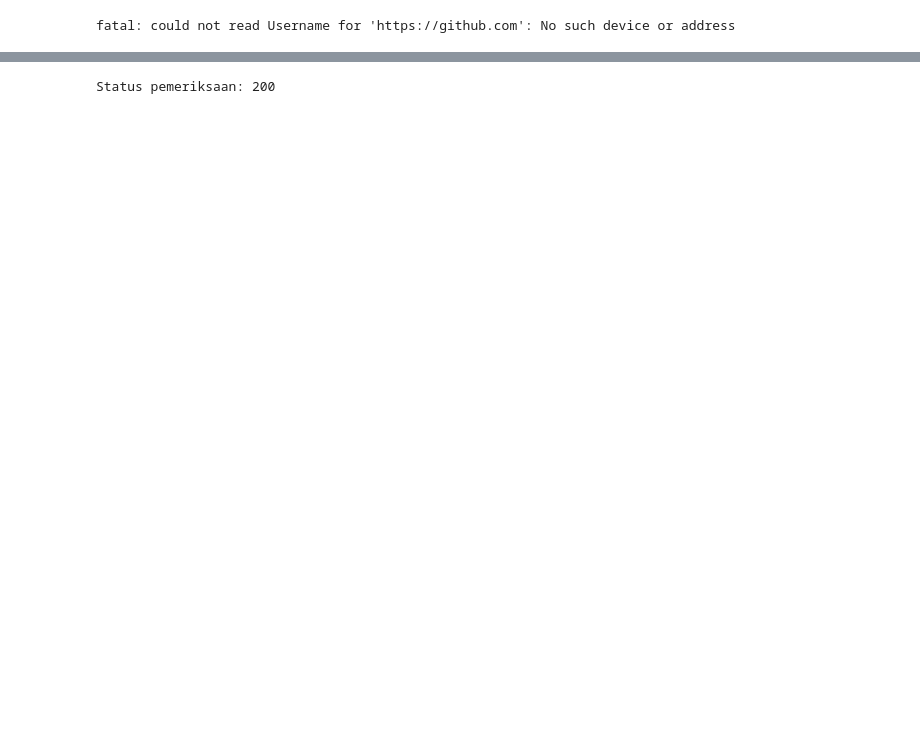
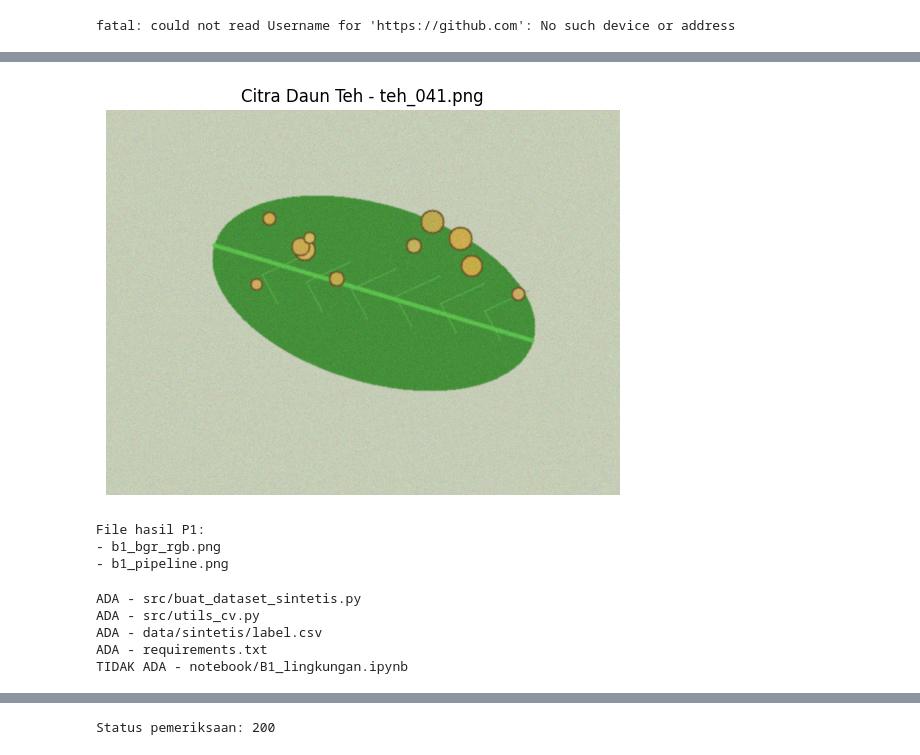
Before and after one commit to syifahumaira17/simuteh-2330511079, a Jupyter notebook: notebook/B1_lingkungan.ipynb, the cells around one changed output, grey strips where cells are left out. Drawn from its saved outputs; the diff is of its cells as text; code cells hidden in the pictures; blank space fills up the shorter version.

Commit message:
P1: Menyelesaikan praktikum persiapan lingkungan

```diff
--- a/notebook/B1_lingkungan.ipynb
+++ b/notebook/B1_lingkungan.ipynb
@@ -436,0 +499,43 @@ CompletedProcess(args=['git', '-c', 'http.extraheader=AUTHORIZATION: basic eC1hY
+# %%
+import matplotlib.pyplot as plt
+import cv2
+
+img_rgb = cv2.cvtColor(img, cv2.COLOR_BGR2RGB)
+
+plt.figure(figsize=(8, 5))
+plt.imshow(img_rgb)
+plt.title("Citra Daun Teh - teh_041.png")
+plt.axis("off")
+plt.show()
+# %% [output]
+[figure, added]
+# %%
+import os
+
+print("File hasil P1:")
+for f in os.listdir("hasil"):
+    if f.startswith("b1_"):
+        print("-", f)
+# %% [output]
+File hasil P1:
+- b1_bgr_rgb.png
+- b1_pipeline.png
+# %%
+import os
+
+daftar_file = [
+    "src/buat_dataset_sintetis.py",
+    "src/utils_cv.py",
+    "data/sintetis/label.csv",
+    "requirements.txt",
+    "notebook/B1_lingkungan.ipynb"
+]
+
+for file in daftar_file:
+    print(("ADA" if os.path.exists(file) else "TIDAK ADA"), "-", file)
+# %% [output]
+ADA - src/buat_dataset_sintetis.py
+ADA - src/utils_cv.py
+ADA - data/sintetis/label.csv
+ADA - requirements.txt
+TIDAK ADA - notebook/B1_lingkungan.ipynb
```
Also changed, not shown: parts of 15 cells of this notebook.
